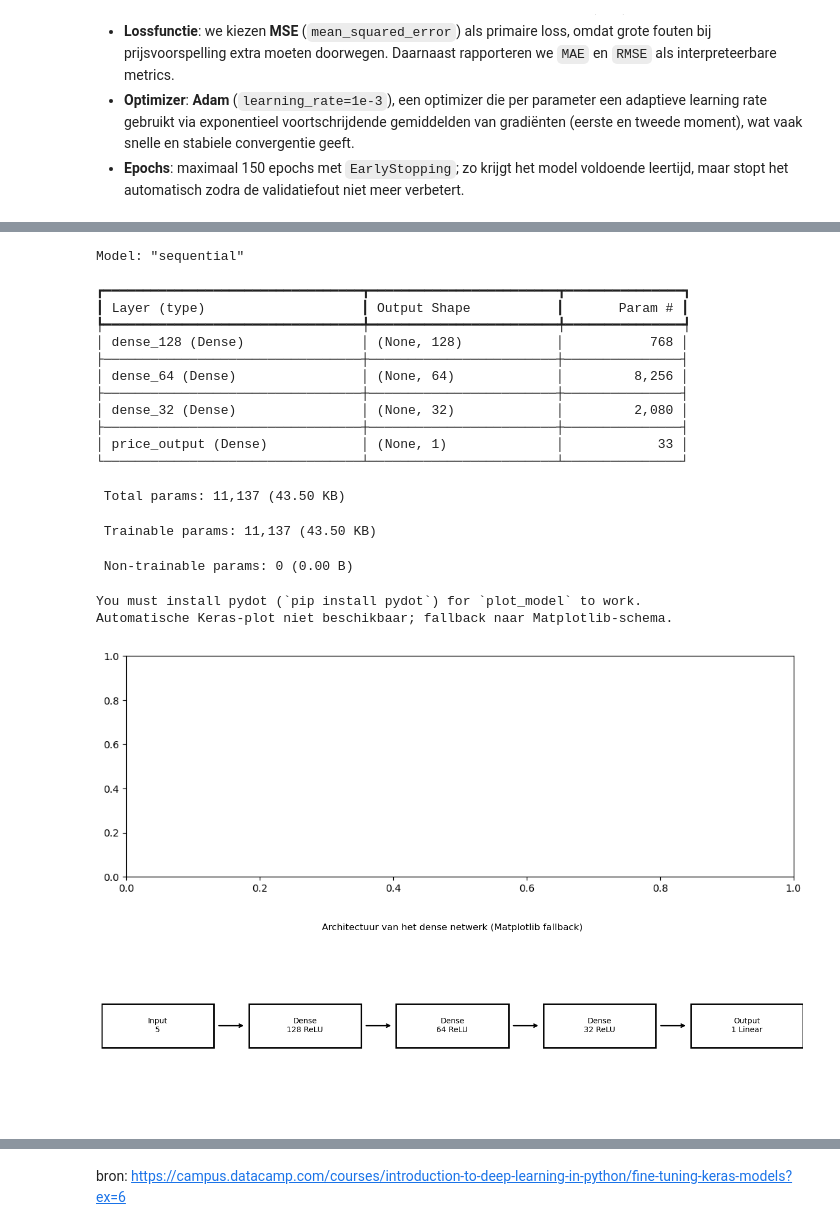
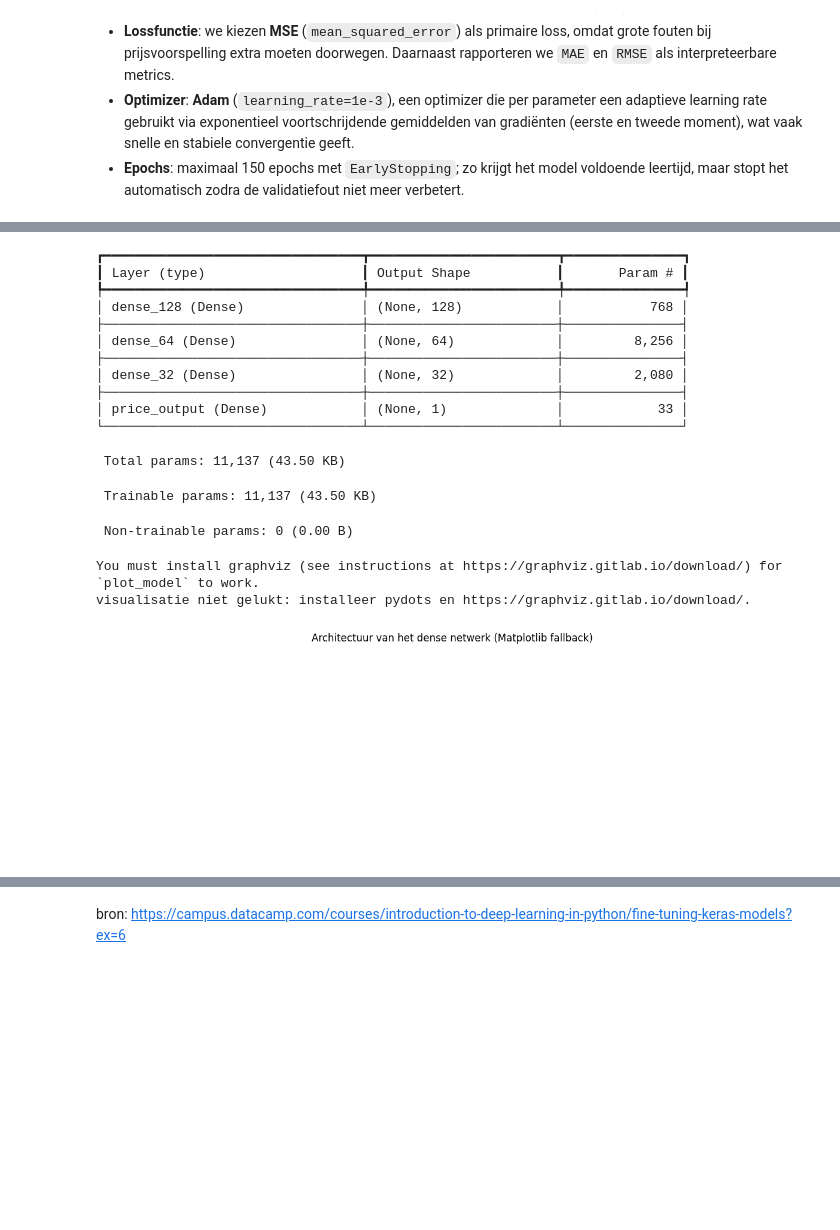
Before and after one commit to imranfunna/Deep-Learning, a Jupyter notebook: Opdracht 1/notebook.ipynb, the cells around one changed output, grey strips where cells are left out. Drawn from its saved outputs; the diff is of its cells as text; code cells hidden in the pictures; blank space fills up the shorter version.

```diff
--- a/Opdracht 1/notebook.ipynb
+++ b/Opdracht 1/notebook.ipynb
@@ -323,25 +338,7 @@ try:
     plt.tight_layout()
     plt.show()
 except Exception:
-    print('Automatische Keras-plot niet beschikbaar; fallback naar Matplotlib-schema.')
-
-    layer_labels = ['Input\n5', 'Dense\n128 ReLU', 'Dense\n64 ReLU', 'Dense\n32 ReLU', 'Output\n1 Linear']
-    x_positions = np.linspace(0.08, 0.92, len(layer_labels))
-
-    fig, ax = plt.subplots(figsize=(13, 3.8))
-
-    for i, (x, label) in enumerate(zip(x_positions, layer_labels)):
-        rect = plt.Rectangle((x - 0.08, 0.38), 0.16, 0.24, fill=False, linewidth=2)
-        ax.add_patch(rect)
-        ax.text(x, 0.5, label, ha='center', va='center', fontsize=10)
-
-        if i < len(layer_labels) - 1:
-            ax.annotate(
-                '',
-                xy=(x_positions[i + 1] - 0.085, 0.5),
-                xytext=(x + 0.085, 0.5),
-                arrowprops=dict(arrowstyle='->', lw=1.8)
-            )
+    print('visualisatie niet gelukt: installeer pydots en https://graphviz.gitlab.io/download/.')
 
     ax.set_xlim(0, 1)
     ax.set_ylim(0, 1)
@@ -354,22 +351,20 @@ WARNING:tensorflow:TensorFlow GPU support is not available on native Windows for
-Model: "sequential"
+┏━━━━━━━━━━━━━━━━━━━━━━━━━━━━━━━━━┳━━━━━━━━━━━━━━━━━━━━━━━━┳━━━━━━━━━━━━━━━┓
+┃ Layer (type)                    ┃ Output Shape           ┃       Param # ┃
+┡━━━━━━━━━━━━━━━━━━━━━━━━━━━━━━━━━╇━━━━━━━━━━━━━━━━━━━━━━━━╇━━━━━━━━━━━━━━━┩
+│ dense_128 (Dense)               │ (None, 128)            │           768 │
+├─────────────────────────────────┼────────────────────────┼───────────────┤
+│ dense_64 (Dense)                │ (None, 64)             │         8,256 │
+├─────────────────────────────────┼────────────────────────┼───────────────┤
+│ dense_32 (Dense)                │ (None, 32)             │         2,080 │
+├─────────────────────────────────┼────────────────────────┼───────────────┤
+│ price_output (Dense)            │ (None, 1)              │            33 │
+└─────────────────────────────────┴────────────────────────┴───────────────┘
-┏━━━━━━━━━━━━━━━━━━━━━━━━━━━━━━━━━┳━━━━━━━━━━━━━━━━━━━━━━━━┳━━━━━━━━━━━━━━━┓
-┃ Layer (type)                    ┃ Output Shape           ┃       Param # ┃
-┡━━━━━━━━━━━━━━━━━━━━━━━━━━━━━━━━━╇━━━━━━━━━━━━━━━━━━━━━━━━╇━━━━━━━━━━━━━━━┩
-│ dense_128 (Dense)               │ (None, 128)            │           768 │
-├─────────────────────────────────┼────────────────────────┼───────────────┤
-│ dense_64 (Dense)                │ (None, 64)             │         8,256 │
-├─────────────────────────────────┼────────────────────────┼───────────────┤
-│ dense_32 (Dense)                │ (None, 32)             │         2,080 │
-├─────────────────────────────────┼────────────────────────┼───────────────┤
-│ price_output (Dense)            │ (None, 1)              │            33 │
-└─────────────────────────────────┴────────────────────────┴───────────────┘
+ Total params: 11,137 (43.50 KB)
- Total params: 11,137 (43.50 KB)
+ Trainable params: 11,137 (43.50 KB)
- Trainable params: 11,137 (43.50 KB)
+ Non-trainable params: 0 (0.00 B)
- Non-trainable params: 0 (0.00 B)
+You must install graphviz (see instructions at https://graphviz.gitlab.io/download/) for `plot_model` to work.
+visualisatie niet gelukt: installeer pydots en https://graphviz.gitlab.io/download/.
-You must install pydot (`pip install pydot`) for `plot_model` to work.
-Automatische Keras-plot niet beschikbaar; fallback naar Matplotlib-schema.
-[figure, old version]
+[figure, new version]
-[figure, removed]
 # %%
 early_stop = callbacks.EarlyStopping(
     monitor='val_loss',
```
Also changed, not shown: parts of 23 cells of this notebook.
